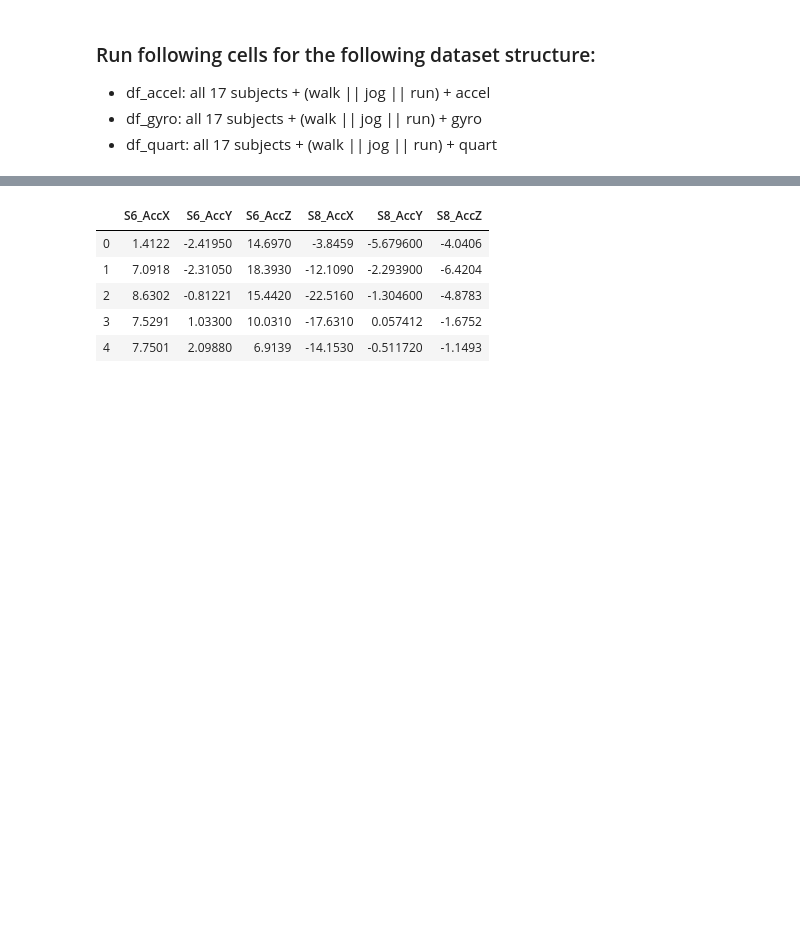
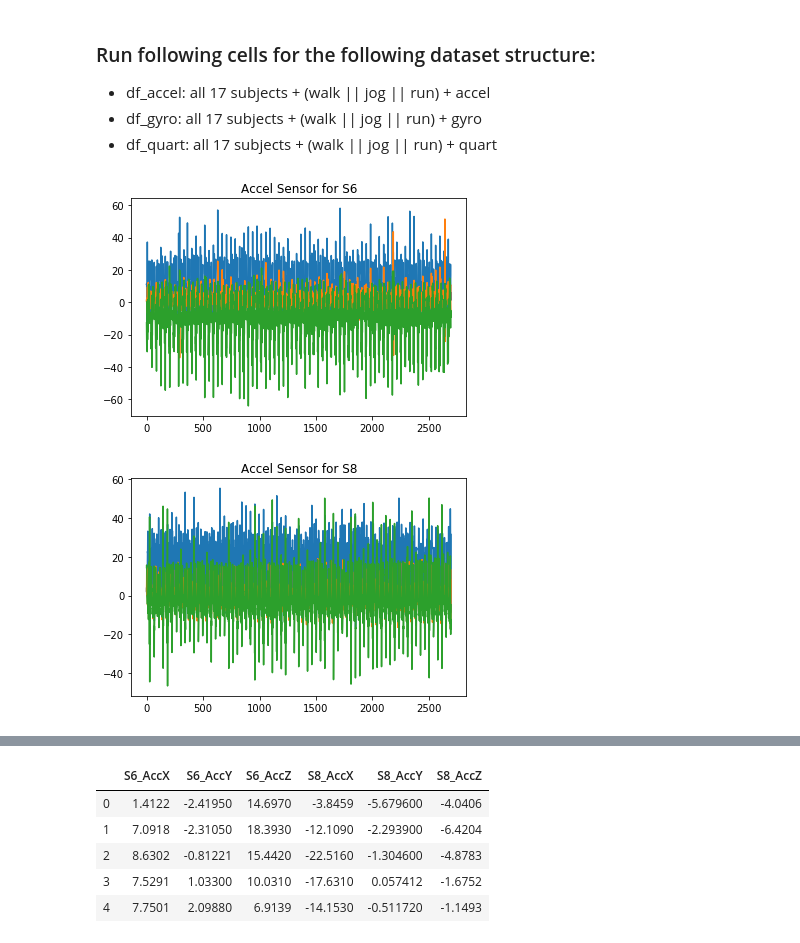
Before and after one commit to raymondng76/PRS-ISSM-2019-09-09-IS1FT-CA3, a Jupyter notebook: code/CA3.ipynb, the cells around one changed output, grey strips where cells are left out. Cells and saved outputs as stored; diff of their text form; code cells hidden in the pictures; blank space fills up the shorter version.

```diff
--- a/code/CA3.ipynb
+++ b/code/CA3.ipynb
@@ -108,3 +114,19 @@ def splitSensor(df):
     return df[idx_accel], df[idx_gyro], df[idx_quart]
 # %%
 dfaccel, dfgyro, dfquart = splitSensor(dfr)
+# %%
+plt.figure()
+plt.plot(dfaccel[67])
+plt.plot(dfaccel[68])
+plt.plot(dfaccel[69])
+plt.title('Accel Sensor for S6')
+
+plt.figure()
+plt.plot(dfaccel[93])
+plt.plot(dfaccel[94])
+plt.plot(dfaccel[95])
+plt.title('Accel Sensor for S8')
+plt.show()
+# %% [output]
+[figure, added]
+[figure, added]
```
Also changed, not shown: parts of 30 cells of this notebook.
